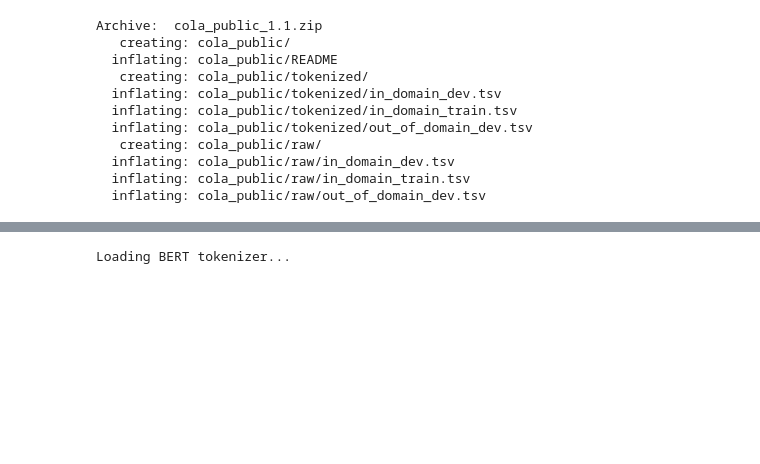
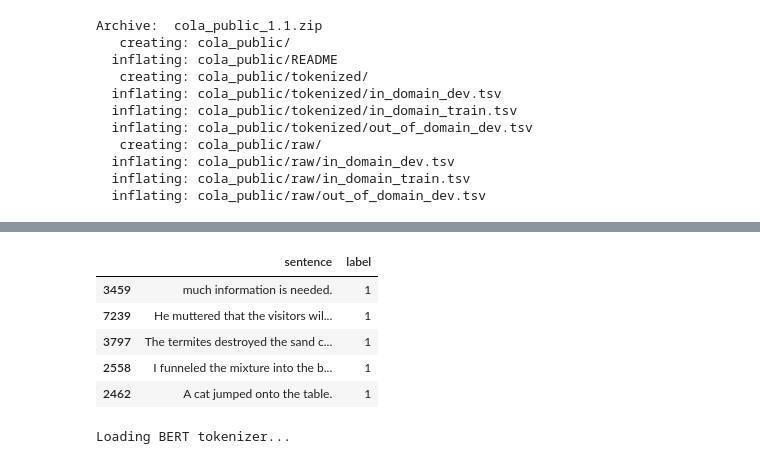
Before and after one commit to buddeshya/Pytorch, a Jupyter notebook: notebooks/bert/Bert_Fine_tuning.ipynb, the cells around one changed output, grey strips where cells are left out. Saved outputs shown, nothing was run; the diff lists cells and outputs as text; code cells hidden in the pictures; blank space fills up the shorter version.

```diff
--- a/notebooks/bert/Bert_Fine_tuning.ipynb
+++ b/notebooks/bert/Bert_Fine_tuning.ipynb
@@ -119,3 +117,12 @@ df.loc[df.label == 0][["sentence", "label"]].sample(5)
+# %%
+df.loc[df.label == 1][["sentence", "label"]].sample(5)
+# %% [output]
+|  | sentence | label |
+| 3459 | much information is needed. | 1 |
+| 7239 | He muttered that the visitors wil... | 1 |
+| 3797 | The termites destroyed the sand c... | 1 |
+| 2558 | I funneled the mixture into the b... | 1 |
+| 2462 | A cat jumped onto the table. | 1 |
 # %%
 sentences = df.sentence.values
 labels = df.label.values
```
Also changed, not shown: parts of 16 cells of this notebook.
